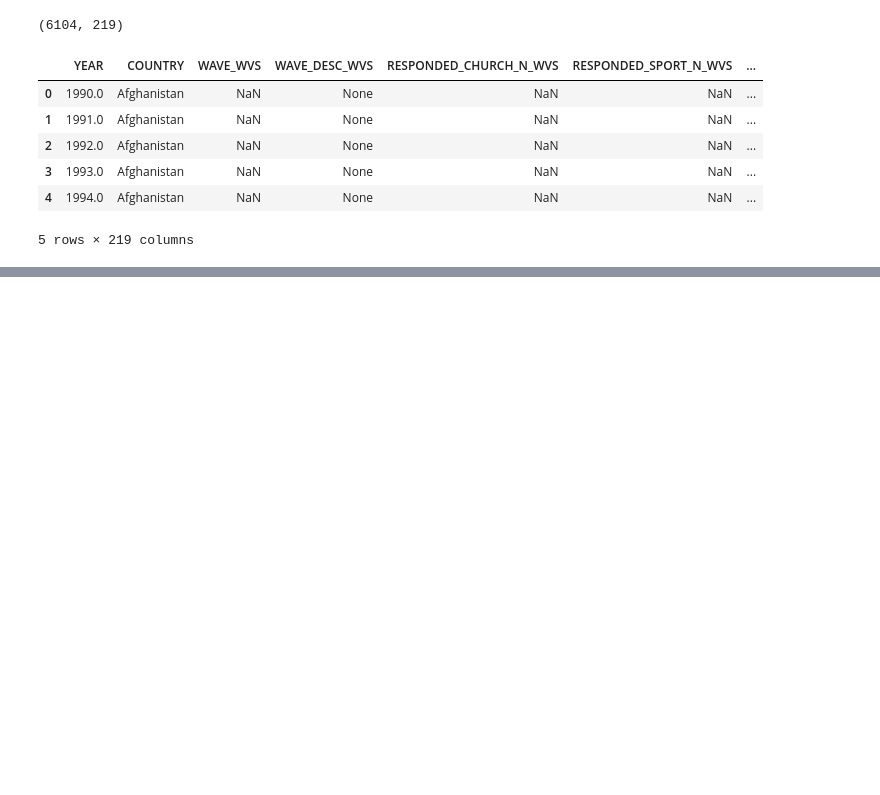
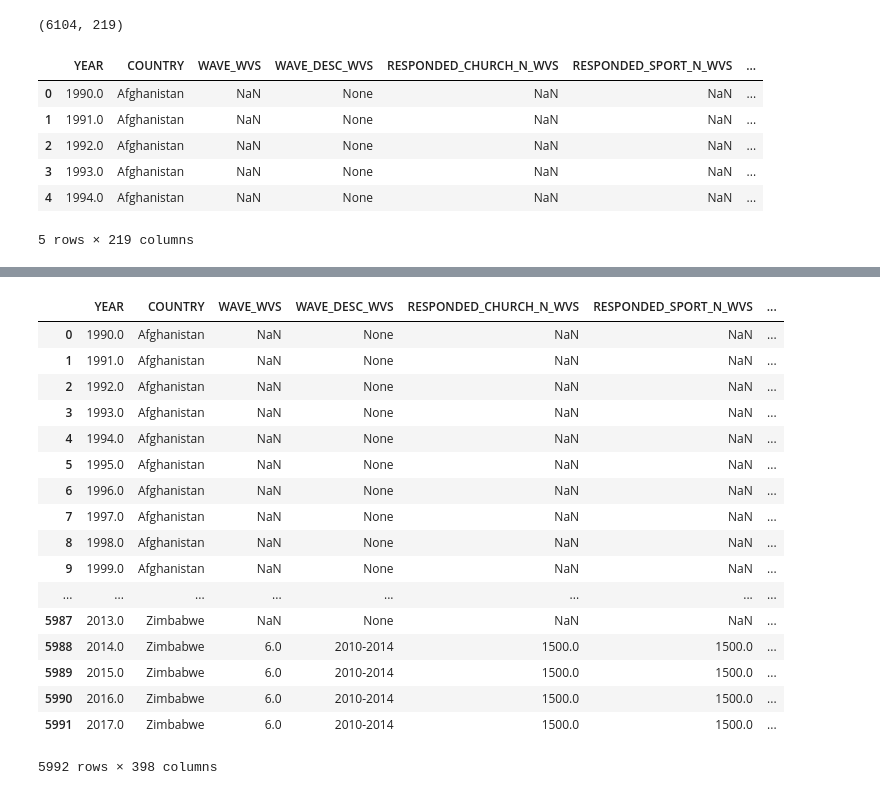
Before and after one commit to MichalMilkowski1989/Datathon-Vienna-2018, a Jupyter notebook: OpenGovData/Teams/PyTeam/hungary.ipynb, the cells around one changed output, grey strips where cells are left out. Drawn from its saved outputs; the diff is of its cells as text; code cells hidden in the pictures; blank space fills up the shorter version.

```diff
--- a/OpenGovData/Teams/PyTeam/hungary.ipynb
+++ b/OpenGovData/Teams/PyTeam/hungary.ipynb
@@ -116,0 +164,24 @@ NameError: name 'plot' is not defined
+# %%
+merged = spark.sql("SELECT * FROM opengovdata.civil_society_selected cs join opengovdata.world_bank_selected wb on cs.YEAR = wb.YEAR AND cs.COUNTRY = wb.COUNTRY")
+merged = merged.toPandas()
+# %%
+merged
+# %% [output]
+|  | YEAR | COUNTRY | WAVE_WVS | WAVE_DESC_WVS | RESPONDED_CHURCH_N_WVS | RESPONDED_SPORT_N_WVS | ... |
+| 0 | 1990.0 | Afghanistan | NaN | None | NaN | NaN | ... |
+| 1 | 1991.0 | Afghanistan | NaN | None | NaN | NaN | ... |
+| 2 | 1992.0 | Afghanistan | NaN | None | NaN | NaN | ... |
+| 3 | 1993.0 | Afghanistan | NaN | None | NaN | NaN | ... |
+| 4 | 1994.0 | Afghanistan | NaN | None | NaN | NaN | ... |
+| 5 | 1995.0 | Afghanistan | NaN | None | NaN | NaN | ... |
+| 6 | 1996.0 | Afghanistan | NaN | None | NaN | NaN | ... |
+| 7 | 1997.0 | Afghanistan | NaN | None | NaN | NaN | ... |
+| 8 | 1998.0 | Afghanistan | NaN | None | NaN | NaN | ... |
+| 9 | 1999.0 | Afghanistan | NaN | None | NaN | NaN | ... |
+| ... | ... | ... | ... | ... | ... | ... | ... |
+| 5987 | 2013.0 | Zimbabwe | NaN | None | NaN | NaN | ... |
+| 5988 | 2014.0 | Zimbabwe | 6.0 | 2010-2014 | 1500.0 | 1500.0 | ... |
+| 5989 | 2015.0 | Zimbabwe | 6.0 | 2010-2014 | 1500.0 | 1500.0 | ... |
+| 5990 | 2016.0 | Zimbabwe | 6.0 | 2010-2014 | 1500.0 | 1500.0 | ... |
+| 5991 | 2017.0 | Zimbabwe | 6.0 | 2010-2014 | 1500.0 | 1500.0 | ... |
+5992 rows × 398 columns
```
Also changed, not shown: parts of 23 cells of this notebook.
